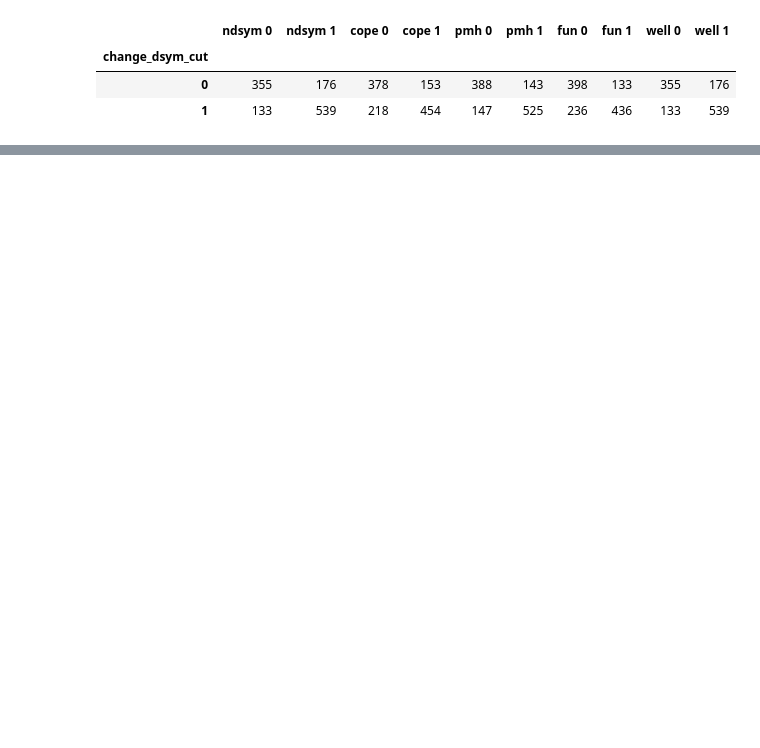
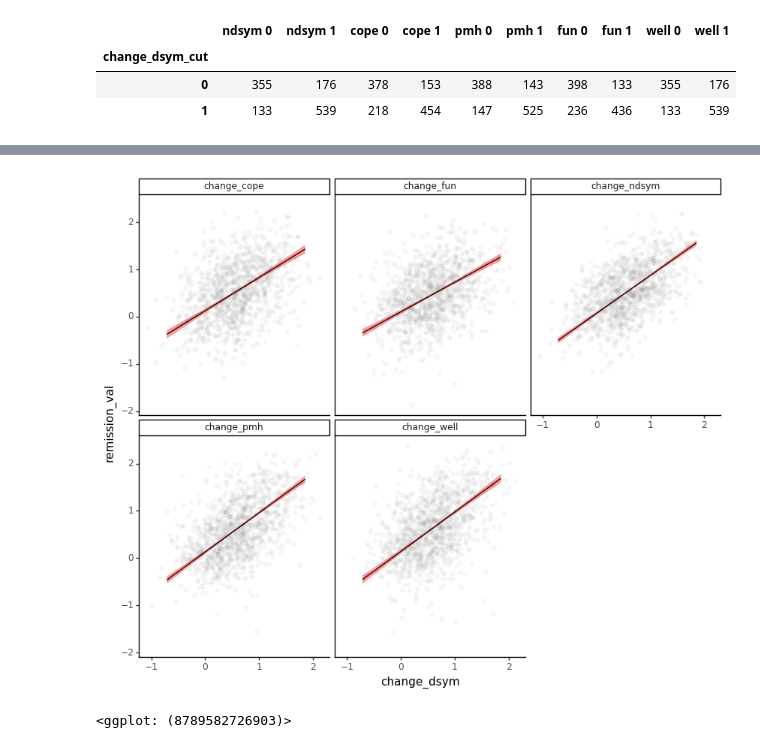
Before and after one commit to sin-ying-lin/phpTxOutcome, a Jupyter notebook: Code/Untitled.ipynb, the cells around one changed output, grey strips where cells are left out. Cells and saved outputs as stored; diff of their text form; code cells hidden in the pictures; blank space fills up the shorter version.

```diff
--- a/Code/Untitled.ipynb
+++ b/Code/Untitled.ipynb
@@ -103,0 +294,10 @@ Categories (2, int64): [0, 1]
+# %%
+(ggplot(dfMDD_change_long, aes(x='change_dsym', y='remission_val'))
+    + facet_wrap('remission_var')
+    + geom_jitter(alpha = 0.05, width = 0.5, color = 'grey')
+    + geom_smooth(method='lm', se= True, color = 'black', fill = 'red', size = 0.5)
+    + theme_classic()
+    + theme(figure_size = (10,8)))
+# %% [output]
+[figure, added]
+<ggplot: (8789582726903)>
```
Also changed, not shown: parts of 22 cells of this notebook, 7 other files.
